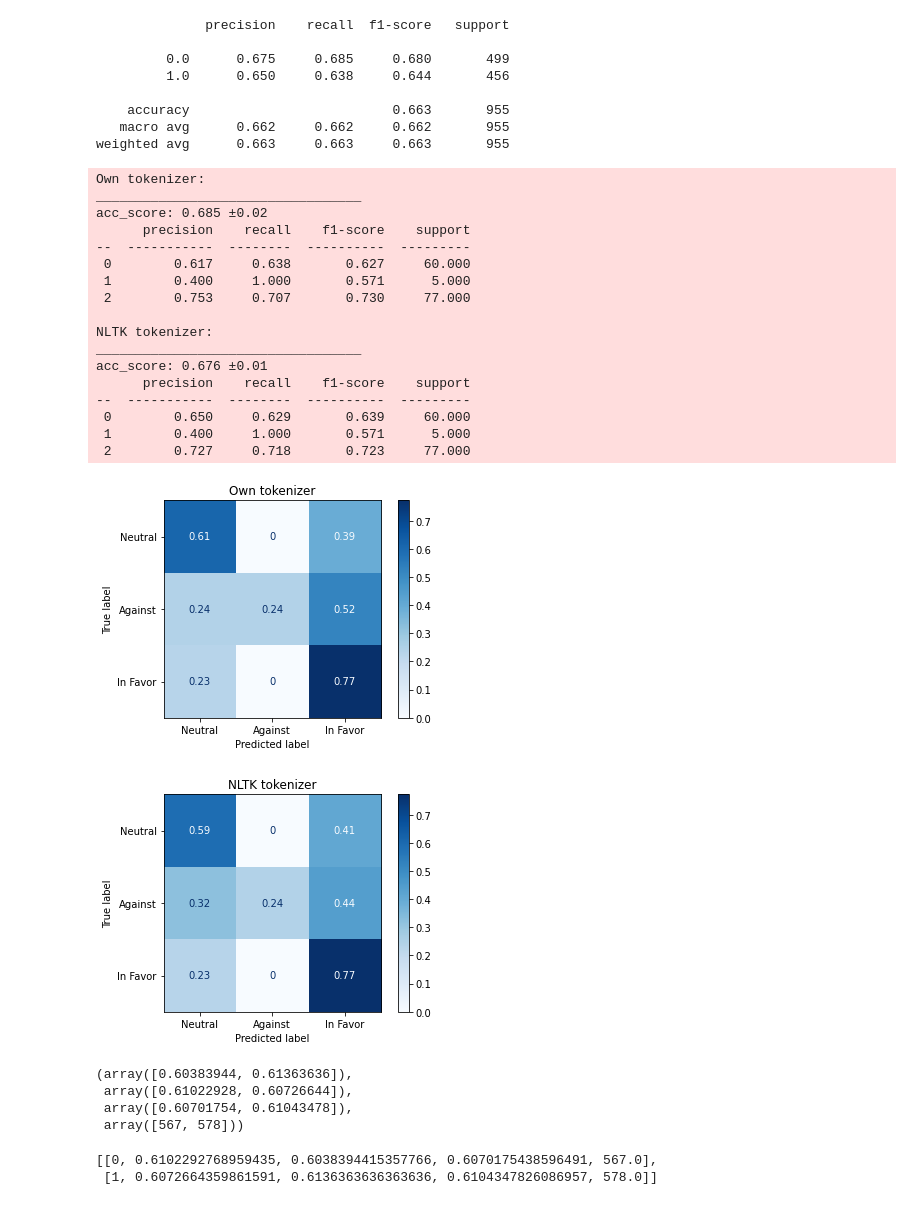
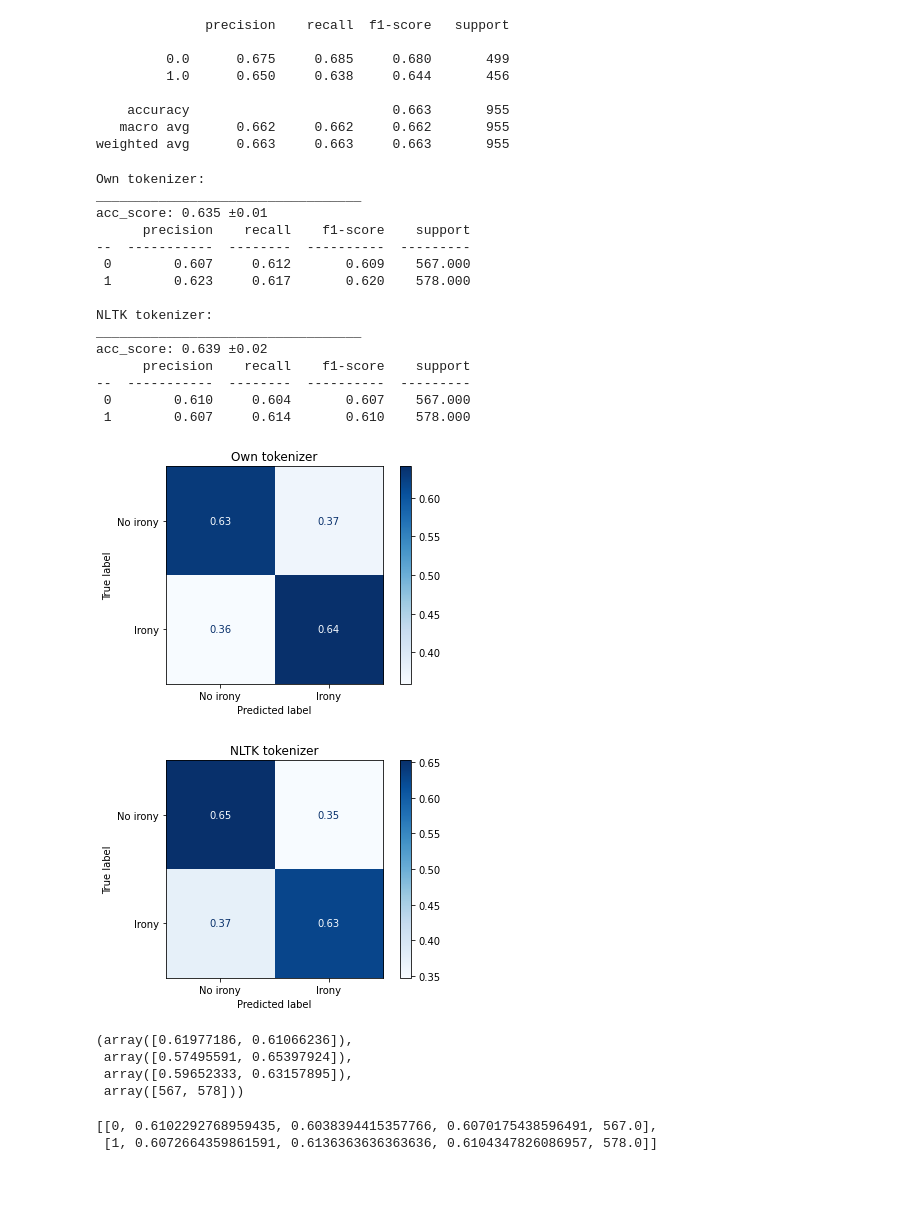
Before and after one commit to viggo-gascou/fyp2022g03GroupB2, a Jupyter notebook: classifiers.ipynb, the cells around one changed output. Cells and saved outputs as stored; diff of their text form; code cells hidden in the pictures.

```diff
--- a/classifiers.ipynb
+++ b/classifiers.ipynb
@@ -51,7 +51,7 @@ from nltk.tokenize import TweetTokenizer
 from pprint import pprint
 from tabulate import tabulate
 
-dataset = "stance/climate"
+dataset = "irony"
 if "/" in dataset:
     conf_mat_labels = ["Neutral", "Against", "In Favor"]
     labels = [0, 1, 2]
@@ -134,49 +134,47 @@ for i in labels:
 header = ["precision", "recall", "f1-score", "support"]
 table = [[l, *[score_dict_own[l][k] for k in header]] for l in labels]
 print(tabulate(table, headers=header, floatfmt=".3f"))
 avg_conf_mat = normalize(np.mean(np.stack(conf_mats_own, axis=2), axis=2), norm="l1")
 display = ConfusionMatrixDisplay(avg_conf_mat, display_labels=conf_mat_labels)
 fig = display.plot(cmap=plt.cm.Blues)
 fig.ax_.set_title("Own tokenizer")
 print()
 print("NLTK tokenizer:\n__________________________________")
 print(f"acc_score: {np.mean(acc_scores_nltk):.3f} ±{np.std(acc_scores_nltk):.2f}")
 for i in [0, 1]:
     for key in score_dict_nltk[i].keys():
         score_dict_nltk[i][key] = np.mean(score_dict_nltk[i][key])
 header = ["precision", "recall", "f1-score", "support"]
 table = [[l, *[score_dict_nltk[l][k] for k in header]] for l in labels]
 print(tabulate(table, headers=header, floatfmt=".3f"))
 avg_conf_mat = normalize(np.mean(np.stack(conf_mats_nltk, axis=2), axis=2), norm="l1")
 display = ConfusionMatrixDisplay(avg_conf_mat, display_labels=conf_mat_labels)
 fig = display.plot(cmap=plt.cm.Blues)
 fig.ax_.set_title("NLTK tokenizer");
 # %% [output]
 Own tokenizer:
 __________________________________
-acc_score: 0.685 ±0.02
+acc_score: 0.635 ±0.01
       precision    recall    f1-score    support
 --  -----------  --------  ----------  ---------
- 0        0.617     0.638       0.627     60.000
- 1        0.400     1.000       0.571      5.000
- 2        0.753     0.707       0.730     77.000
+ 0        0.607     0.612       0.609    567.000
+ 1        0.623     0.617       0.620    578.000
 
 NLTK tokenizer:
 __________________________________
-acc_score: 0.676 ±0.01
+acc_score: 0.639 ±0.02
       precision    recall    f1-score    support
 --  -----------  --------  ----------  ---------
- 0        0.650     0.629       0.639     60.000
- 1        0.400     1.000       0.571      5.000
- 2        0.727     0.718       0.723     77.000
+ 0        0.610     0.604       0.607    567.000
+ 1        0.607     0.614       0.610    578.000
-[figure, old version]
+[figure, new version]
-[figure, old version]
+[figure, new version]
 # %%
 metrics.precision_recall_fscore_support(y_val, y_pred_val)
 # %% [output]
-(array([0.60383944, 0.61363636]),
- array([0.61022928, 0.60726644]),
- array([0.60701754, 0.61043478]),
+(array([0.61977186, 0.61066236]),
+ array([0.57495591, 0.65397924]),
+ array([0.59652333, 0.63157895]),
  array([567, 578]))
 # %%
 table
```
Also changed, not shown: 4 other files.
